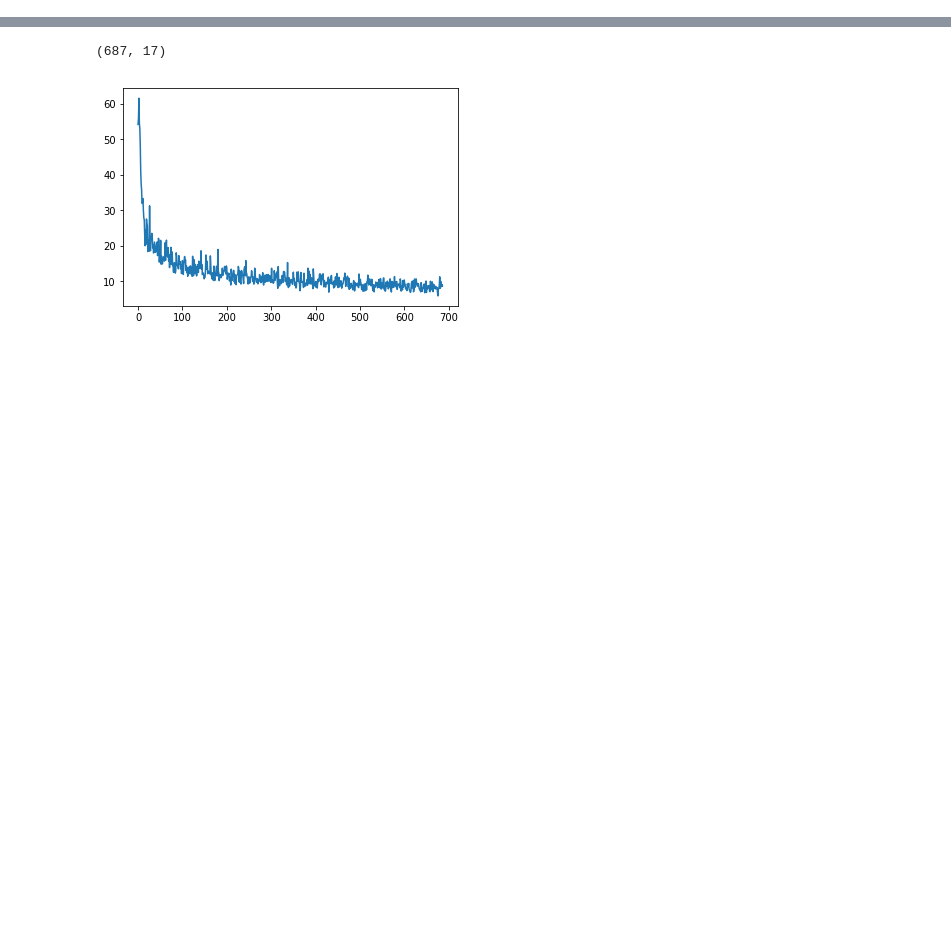
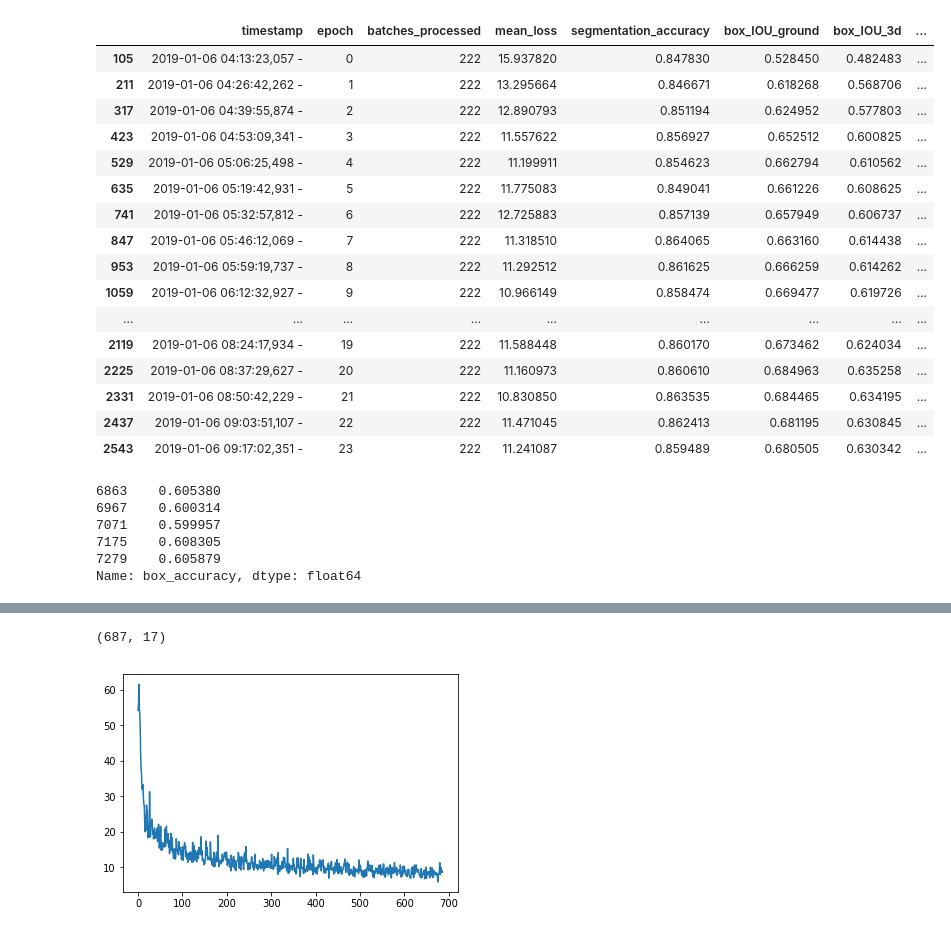
Before and after one commit to aelskhawy/own_adl4cv, a Jupyter notebook: read_logs.ipynb, the cells around one changed output, grey strips where cells are left out. Cells and saved outputs as stored; diff of their text form; code cells hidden in the pictures; blank space fills up the shorter version.

```diff
--- a/read_logs.ipynb
+++ b/read_logs.ipynb
@@ -12,0 +24,29 @@ df.columns = [str.strip(x) for x in df.columns]
+# %%
+df[df['flag'] == ' Val']
+# %% [output]
+|  | timestamp | epoch | batches_processed | mean_loss | segmentation_accuracy | box_IOU_ground | box_IOU_3d | ... |
+| 105 | 2019-01-06 04:13:23,057 - | 0 | 222 | 15.937820 | 0.847830 | 0.528450 | 0.482483 | ... |
+| 211 | 2019-01-06 04:26:42,262 - | 1 | 222 | 13.295664 | 0.846671 | 0.618268 | 0.568706 | ... |
+| 317 | 2019-01-06 04:39:55,874 - | 2 | 222 | 12.890793 | 0.851194 | 0.624952 | 0.577803 | ... |
+| 423 | 2019-01-06 04:53:09,341 - | 3 | 222 | 11.557622 | 0.856927 | 0.652512 | 0.600825 | ... |
+| 529 | 2019-01-06 05:06:25,498 - | 4 | 222 | 11.199911 | 0.854623 | 0.662794 | 0.610562 | ... |
+| 635 | 2019-01-06 05:19:42,931 - | 5 | 222 | 11.775083 | 0.849041 | 0.661226 | 0.608625 | ... |
+| 741 | 2019-01-06 05:32:57,812 - | 6 | 222 | 12.725883 | 0.857139 | 0.657949 | 0.606737 | ... |
+| 847 | 2019-01-06 05:46:12,069 - | 7 | 222 | 11.318510 | 0.864065 | 0.663160 | 0.614438 | ... |
+| 953 | 2019-01-06 05:59:19,737 - | 8 | 222 | 11.292512 | 0.861625 | 0.666259 | 0.614262 | ... |
+| 1059 | 2019-01-06 06:12:32,927 - | 9 | 222 | 10.966149 | 0.858474 | 0.669477 | 0.619726 | ... |
+| ... | ... | ... | ... | ... | ... | ... | ... | ... |
+| 2119 | 2019-01-06 08:24:17,934 - | 19 | 222 | 11.588448 | 0.860170 | 0.673462 | 0.624034 | ... |
+| 2225 | 2019-01-06 08:37:29,627 - | 20 | 222 | 11.160973 | 0.860610 | 0.684963 | 0.635258 | ... |
+| 2331 | 2019-01-06 08:50:42,229 - | 21 | 222 | 10.830850 | 0.863535 | 0.684465 | 0.634195 | ... |
+| 2437 | 2019-01-06 09:03:51,107 - | 22 | 222 | 11.471045 | 0.862413 | 0.681195 | 0.630845 | ... |
+| 2543 | 2019-01-06 09:17:02,351 - | 23 | 222 | 11.241087 | 0.859489 | 0.680505 | 0.630342 | ... |
+# %%
+df[df['flag'] == ' Val']['box_accuracy'].tail(5)
+# %% [output]
+6863    0.605380
+6967    0.600314
+7071    0.599957
+7175    0.608305
+7279    0.605879
+Name: box_accuracy, dtype: float64
```
Also changed, not shown: parts of 6 cells of this notebook, 2 other files.
